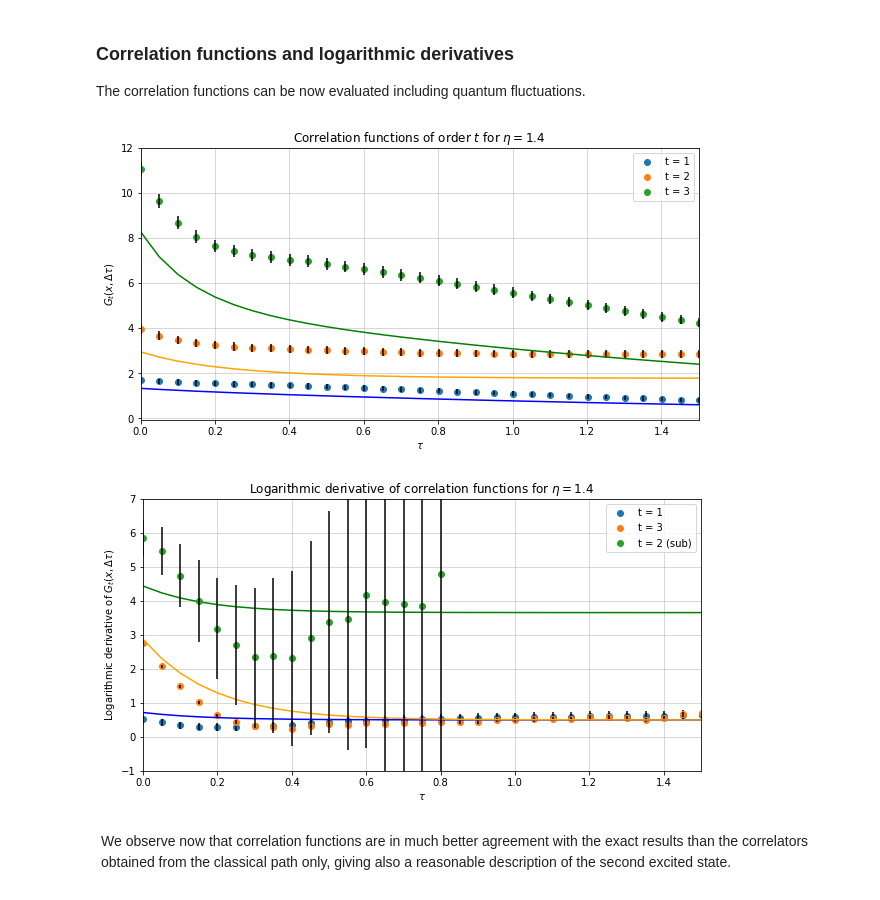
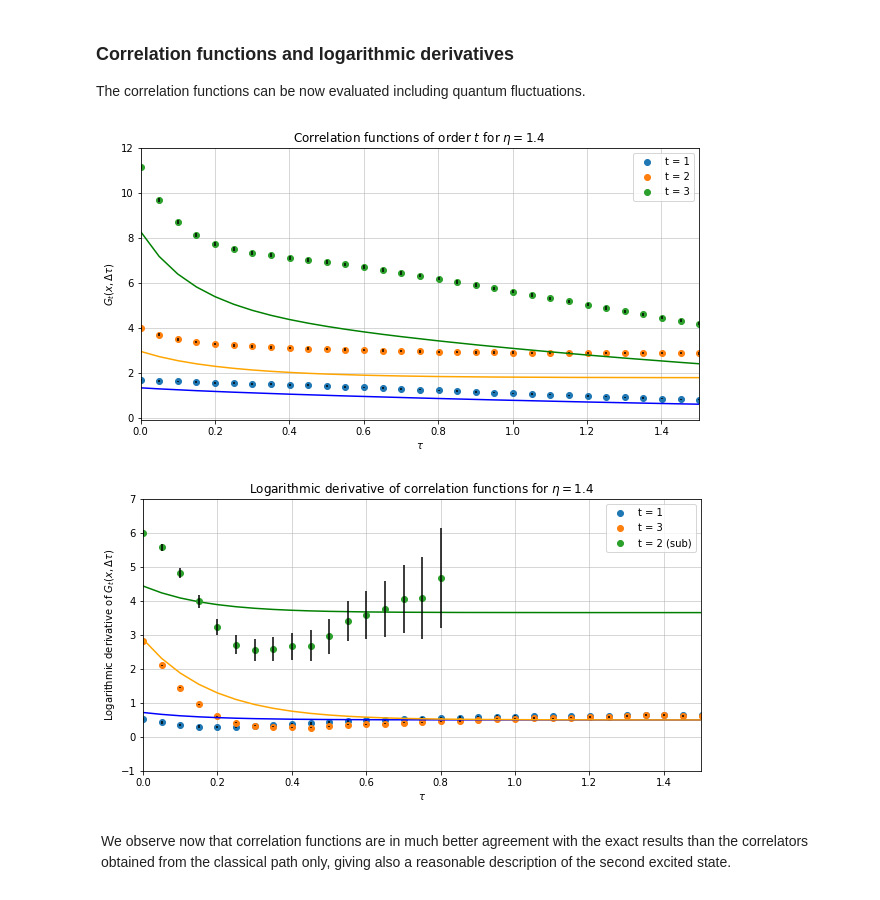
Before and after one commit to FabioOri/QuantumMonteCarlo, a Jupyter notebook: 5_randominst.ipynb, the cells around one changed output. Cells and saved outputs as stored; diff of their text form; code cells hidden in the pictures.

```diff
--- a/5_randominst.ipynb
+++ b/5_randominst.ipynb
@@ -348,12 +348,12 @@ for i in range(0, Ncf, 2):
 G_exact_sub = G_exact[:,1] - rho[0,1]            # Subtraction constant for exact correlation function
 
 ax. plot(tau_vec, logder(np.abs(G_exact[:,0])), color = 'blue')
-ax. plot(tau_vec, logder(np.abs(G_exact_sub)), color = 'green')        # Subtracted one
+ax. plot(tau_vec, logder(np.abs(G_exact_sub)), color = 'green')           # Subtracted one
 ax. plot(tau_vec, logder(np.abs(G_exact[:,2])), color = 'orange')
 
 # Even-order correlation function with constant value subtracted
 Gsub = G_two[:,1] - np.power(G_two[N-1,0], 2)
-Gsub_err = np.sqrt(np.square(deltaG[:,1]) + np.square(2*G_two[N-1,0]*deltaG[N-1,0]))     # Error propagation
+Gsub_err = np.sqrt(np.square(deltaG[:,1]) + np.square(deltaG[N-1,0]))     # Error propagation
 
 # Computing the errors of the logarithmic derivative
 logG_err = np.zeros(N)
@@ -595,7 +595,7 @@ plt.title('Correlation functions of order $t$ for $\eta =$' + str(eta));
 plt.legend()
 plt.show()
 # %% [output]
-[figure, old version]
+[figure, new version]
 # %%
 # Function that computes the logarithmic derivative of a vector
 def logder(x):
@@ -627,39 +627,39 @@ for i in range(0, Ncf, 2):
 G_exact_sub = G_exact[:,1] - rho[0,1]            # Subtraction constant for exact correlation function
 
 ax. plot(tau_vec, logder(np.abs(G_exact[:,0])), color = 'blue')
-ax. plot(tau_vec, logder(np.abs(G_exact_sub)), color = 'green')        # Subtracted one
+ax. plot(tau_vec, logder(np.abs(G_exact_sub)), color = 'green')           # Subtracted one
 ax. plot(tau_vec, logder(np.abs(G_exact[:,2])), color = 'orange')
 
 # Even-order correlation function with constant value subtracted
 Gsub = G_two[:,1] - np.power(G_two[0,0], 2)
-Gsub_err = np.sqrt(np.square(deltaG[:,1]) + np.square(2*G_two[N-1,0]*deltaG[N-1,0]))     # Error propagation
+Gsub_err = np.sqrt(np.square(deltaG[:,1]) + np.square(deltaG[N-1,0]))     # Error propagation
 
 # Computing the errors of the logarithmic derivative
 logG_err = np.zeros(N)
 for j in range(N-1):
     logG_err[j] = np.square(Gsub_err[j+1] / Gsub[j]) + np.square(Gsub_err[j]*Gsub[j+1] / np.square(Gsub[j]))
     logG_err[j] = np.sqrt(logG_err[j])
 
 # Plotting the subtracted correlation function
 Nkeep = 17                         # Number of points to be kept for the subtracted correlation function
 tau_vecS = tau_vec[:Nkeep]
 logderS = logder(np.abs(Gsub))
 logderS = logderS[:Nkeep]
 logG_errS = logG_err[:Nkeep]
 
 ax.plot(tau_vecS, logderS, 'o', label = 't = 2 (sub)')
 plt.errorbar(tau_vecS, logderS, logG_errS, xerr = None, fmt = 'None', ecolor = 'black')
 
 ax.set_xlabel('$\\tau$')
 ax.set_ylabel('Logarithmic derivative of $G_t(x,\Delta\\tau)$')
 plt.xlim([0, 1.5])
 plt.ylim([-1, 7])
 plt.grid(linewidth = 0.5)
 plt.title('Logarithmic derivative of correlation functions for $\eta =$' + str(eta));
 plt.legend()
 plt.show()
 # %% [output]
-[figure, old version]
+[figure, new version]
 # %% [markdown]
 <div style="outline:5px groove yellow; border:5px solid white;">
 We observe now that correlation functions are in much better agreement with the exact results than the correlators obtained from the classical path only, giving also a reasonable description of the second excited state.
```
Also changed, not shown: parts of 6 cells of this notebook.
